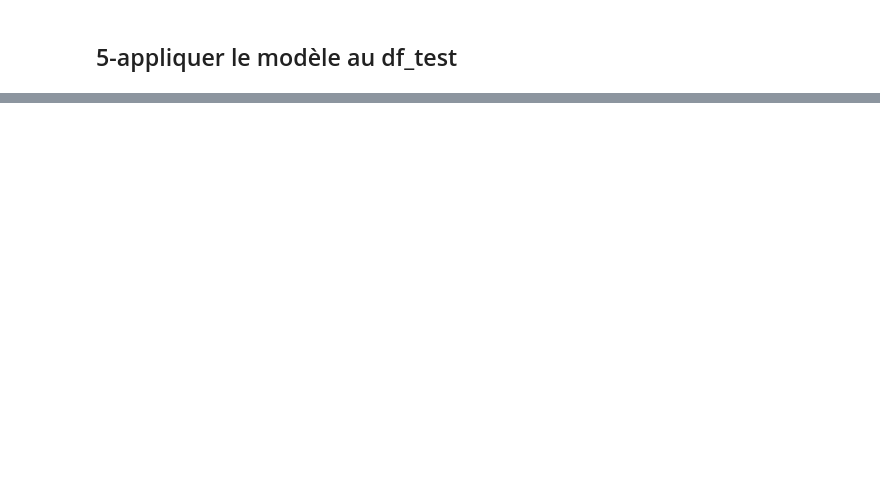
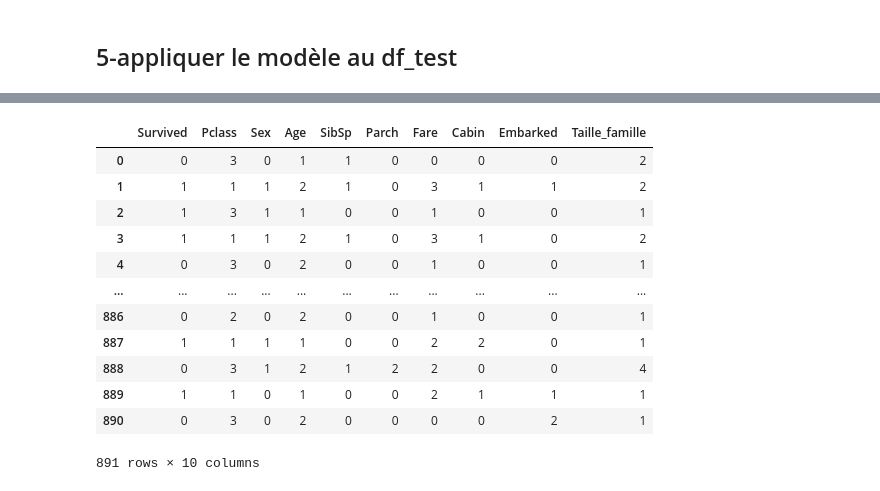
Before and after one commit to matysekf99/titanic_kaggle, a Jupyter notebook: titanic_ml.ipynb, the cells around one changed output, grey strips where cells are left out. Drawn from its saved outputs; the diff is of its cells as text; code cells hidden in the pictures; blank space fills up the shorter version.

```diff
--- a/titanic_ml.ipynb
+++ b/titanic_ml.ipynb
@@ -650,6 +650,9 @@ df_train
 | 889 | 890 | 1 | 1 | 0 | 1 | 0 | 0 | 2 | C | 1 | ... |
 | 890 | 891 | 0 | 3 | 0 | 2 | 0 | 0 | 0 | Pas_de_cabine | 2 | ... |
 891 rows × 12 columns
+# %%
+# copie du df actuel pour les ajustements
+df_aju = df_train.copy()
 # %%
 estseul_groupby = df_train.groupby('Accompagne')['Survived'].mean()
 estseul_groupby
@@ -1201,0 +1238,4 @@ resultat.to_csv('resultat_random_forest.csv', index=False)
+# %%
+df_aju['Cabin'] = df_aju['Cabin'].replace({'Pas_de_cabine': 0, 'C': 1,'B':2,'D': 3, 'E': 4,'A':5,'F': 6, 'G': 7,'T':8})
+df_aju.drop(['Accompagne','A_une_cabine','PassengerId'], inplace=True, axis=1)
+df_aju
@@ -1201,0 +1382,17 @@ resultat.to_csv('resultat_random_forest.csv', index=False)
+# %%
+df_aju['Taille_famille'] = 1 + df_aju['SibSp'] + df_aju['Parch']
+df_aju
+# %% [output]
+|  | Survived | Pclass | Sex | Age | SibSp | Parch | Fare | Cabin | Embarked | Taille_famille |
+| 0 | 0 | 3 | 0 | 1 | 1 | 0 | 0 | 0 | 0 | 2 |
+| 1 | 1 | 1 | 1 | 2 | 1 | 0 | 3 | 1 | 1 | 2 |
+| 2 | 1 | 3 | 1 | 1 | 0 | 0 | 1 | 0 | 0 | 1 |
+| 3 | 1 | 1 | 1 | 2 | 1 | 0 | 3 | 1 | 0 | 2 |
+| 4 | 0 | 3 | 0 | 2 | 0 | 0 | 1 | 0 | 0 | 1 |
+| ... | ... | ... | ... | ... | ... | ... | ... | ... | ... | ... |
+| 886 | 0 | 2 | 0 | 2 | 0 | 0 | 1 | 0 | 0 | 1 |
+| 887 | 1 | 1 | 1 | 1 | 0 | 0 | 2 | 2 | 0 | 1 |
+| 888 | 0 | 3 | 1 | 2 | 1 | 2 | 2 | 0 | 0 | 4 |
+| 889 | 1 | 1 | 0 | 1 | 0 | 0 | 2 | 1 | 1 | 1 |
+| 890 | 0 | 3 | 0 | 2 | 0 | 0 | 0 | 0 | 2 | 1 |
+891 rows × 10 columns
```
Also changed, not shown: parts of 41 cells of this notebook, 6 other files.
